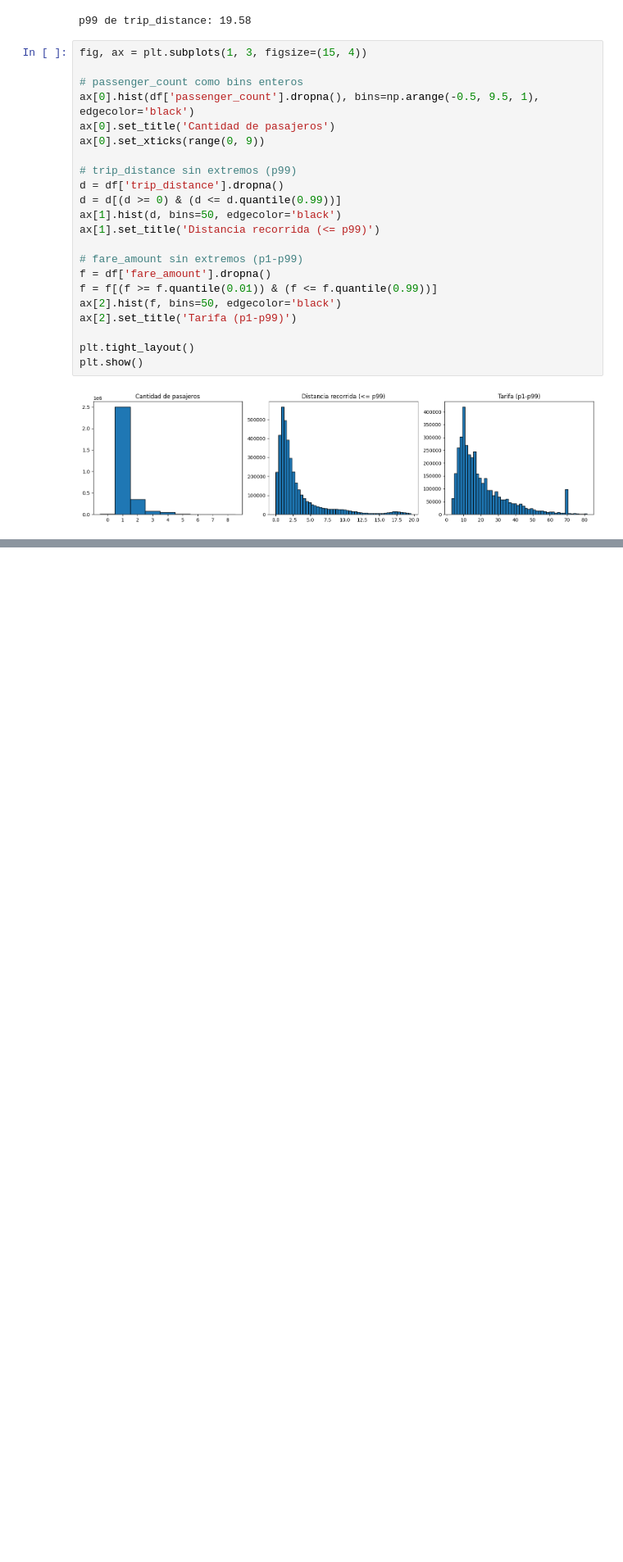
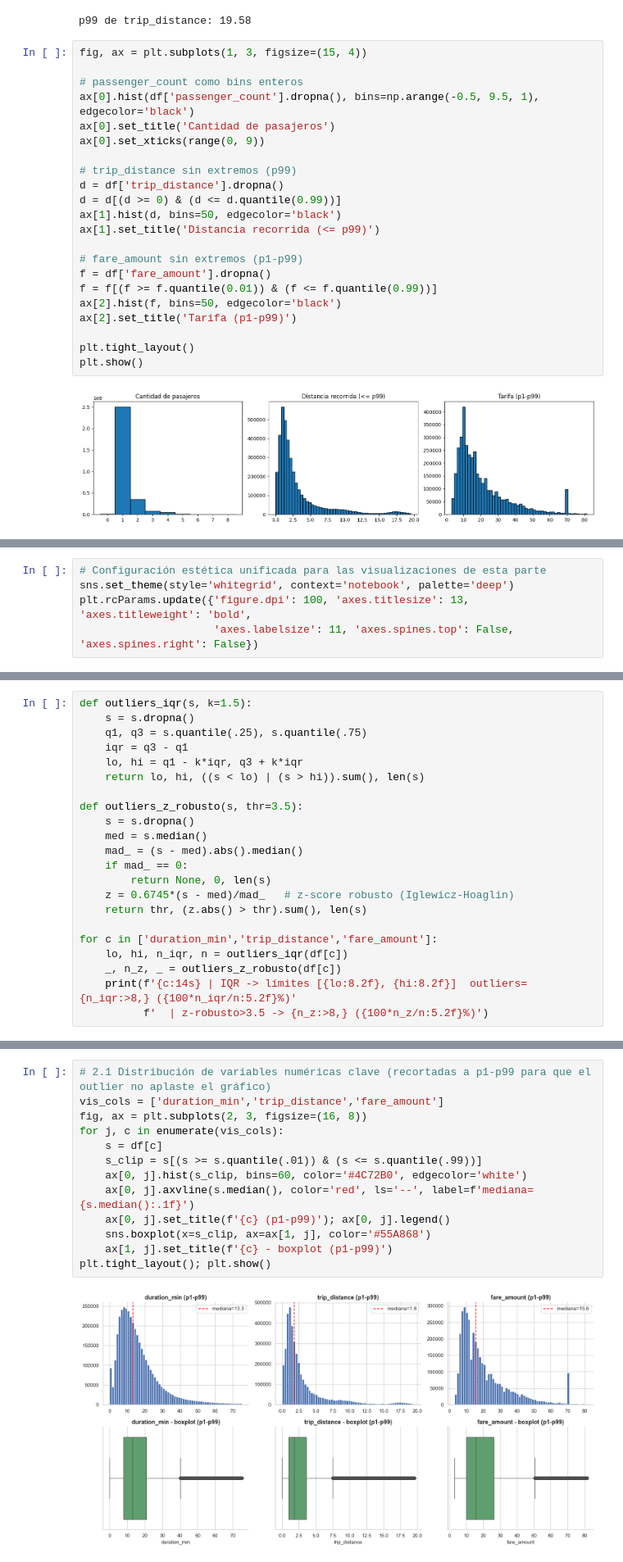
Before and after one commit to nmoguilner/ceia_add, a Jupyter notebook: tp_grupal_eda.ipynb, the cells around one changed output, grey strips where cells are left out. Shown at 82% size. Saved outputs shown, nothing was run; the diff lists cells and outputs as text; blank space fills up the shorter version.

```diff
--- a/tp_grupal_eda.ipynb
+++ b/tp_grupal_eda.ipynb
@@ -293,0 +322,5 @@ plt.show()
+# %%
+# Configuración estética unificada para las visualizaciones de esta parte
+sns.set_theme(style='whitegrid', context='notebook', palette='deep')
+plt.rcParams.update({'figure.dpi': 100, 'axes.titlesize': 13, 'axes.titleweight': 'bold',
+                     'axes.labelsize': 11, 'axes.spines.top': False, 'axes.spines.right': False})
@@ -293,0 +531,22 @@ plt.show()
+# %%
+def outliers_iqr(s, k=1.5):
+    s = s.dropna()
+    q1, q3 = s.quantile(.25), s.quantile(.75)
+    iqr = q3 - q1
+    lo, hi = q1 - k*iqr, q3 + k*iqr
+    return lo, hi, ((s < lo) | (s > hi)).sum(), len(s)
+
+def outliers_z_robusto(s, thr=3.5):
+    s = s.dropna()
+    med = s.median()
+    mad_ = (s - med).abs().median()
+    if mad_ == 0:
+        return None, 0, len(s)
+    z = 0.6745*(s - med)/mad_   # z-score robusto (Iglewicz-Hoaglin)
+    return thr, (z.abs() > thr).sum(), len(s)
+
+for c in ['duration_min','trip_distance','fare_amount']:
+    lo, hi, n_iqr, n = outliers_iqr(df[c])
+    _, n_z, _ = outliers_z_robusto(df[c])
+    print(f'{c:14s} | IQR -> límites [{lo:8.2f}, {hi:8.2f}]  outliers={n_iqr:>8,} ({100*n_iqr/n:5.2f}%)'
+          f'  | z-robusto>3.5 -> {n_z:>8,} ({100*n_z/n:5.2f}%)')
@@ -293,0 +563,15 @@ plt.show()
+# %%
+# 2.1 Distribución de variables numéricas clave (recortadas a p1-p99 para que el outlier no aplaste el gráfico)
+vis_cols = ['duration_min','trip_distance','fare_amount']
+fig, ax = plt.subplots(2, 3, figsize=(16, 8))
+for j, c in enumerate(vis_cols):
+    s = df[c]
+    s_clip = s[(s >= s.quantile(.01)) & (s <= s.quantile(.99))]
+    ax[0, j].hist(s_clip, bins=60, color='#4C72B0', edgecolor='white')
+    ax[0, j].axvline(s.median(), color='red', ls='--', label=f'mediana={s.median():.1f}')
+    ax[0, j].set_title(f'{c} (p1-p99)'); ax[0, j].legend()
+    sns.boxplot(x=s_clip, ax=ax[1, j], color='#55A868')
+    ax[1, j].set_title(f'{c} - boxplot (p1-p99)')
+plt.tight_layout(); plt.show()
+# %% [output]
+[figure, added]
```
Also changed, not shown: parts of 60 cells of this notebook, 1 other file.
